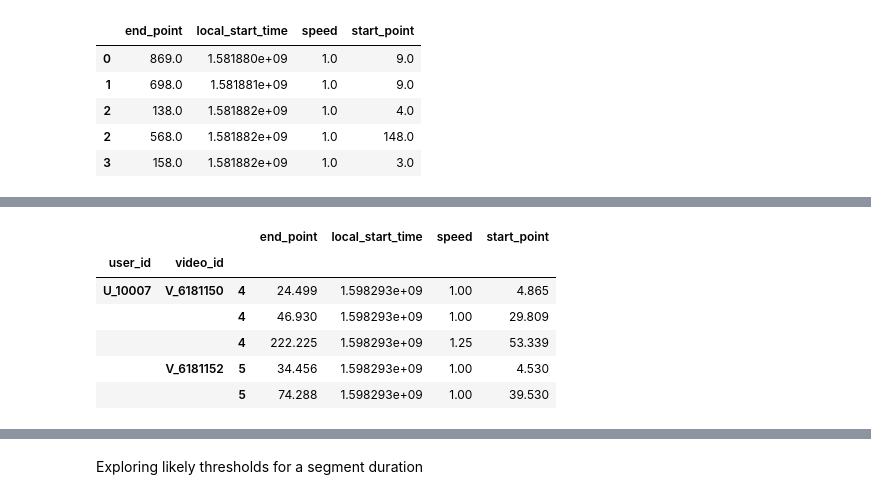
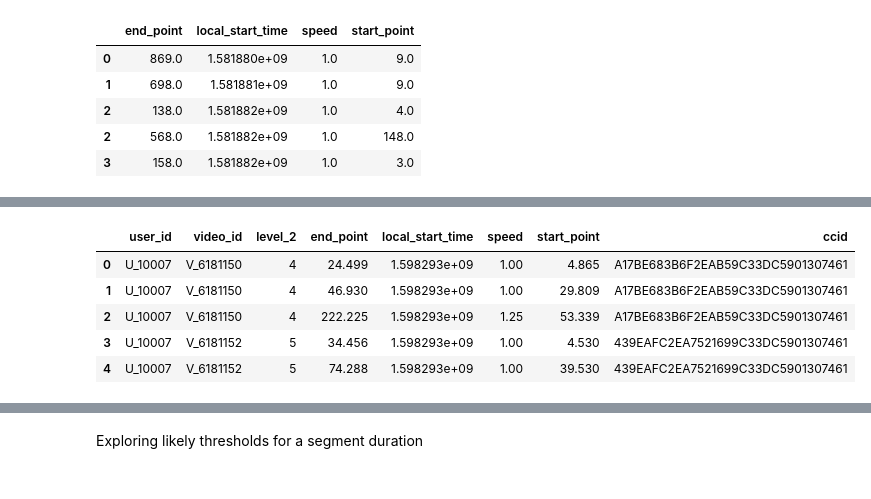
Before and after one commit to erlendoeien/fall-project, a Jupyter notebook: movies_pre_processing.ipynb, the cells around one changed output, grey strips where cells are left out. Saved outputs shown, nothing was run; the diff lists cells and outputs as text; code cells hidden in the pictures.

```diff
--- a/movies_pre_processing.ipynb
+++ b/movies_pre_processing.ipynb
@@ -73,5 +108,5 @@ segments_flattened.head()
+# %%
+all_sequences = all_sequences_basic.compute()
 # %%
-# Task 2 - Remove short segments - What is the distribution of segments
-# Need to account for speed
-
-segments_flattened_leveled = pd.DataFrame(all_sequences.groupby(["user_id", "video_id"]).apply(lambda x: x["seq"].str["segment"].explode())).apply(lambda x: pd.Series(x["seq"]), axis=1)
+segments_flattened_leveled = pd.DataFrame(all_sequences.groupby(["user_id", "video_id"]).apply(lambda x: x["seq"].str["segment"].explode()))#.apply(lambda x: pd.Series(x["seq"]), axis=1)
+#, meta=segment_explode_meta)
@@ -78,13 +116,17 @@ segments_flattened_leveled = pd.DataFrame(all_sequences.groupby(["user_id", "vid
+# %%
+segments_flattened_leveled = segments_flattened_leveled.apply(lambda x: pd.Series(x["seq"]), axis=1)#, meta=segments_df_meta_args)
+segments_flattened_leveled.head()
+# %%
+segments_flattened_ext = segments_flattened_leveled.reset_index().merge(video_id2ccid, on="video_id", how="left")#.merge(concept2ccid, on="ccid", how="outer")
 # %%
-segments_flattened_leveled.head()
+segments_flattened_ext.head()
 # %% [output]
-|  |  |  | end_point | local_start_time | speed | start_point |
-| user_id | video_id |  |  |  |  |  |
-| U_10007 | V_6181150 | 4 | 24.499 | 1.598293e+09 | 1.00 | 4.865 |
-|  |  | 4 | 46.930 | 1.598293e+09 | 1.00 | 29.809 |
-|  |  | 4 | 222.225 | 1.598293e+09 | 1.25 | 53.339 |
-|  | V_6181152 | 5 | 34.456 | 1.598293e+09 | 1.00 | 4.530 |
-|  |  | 5 | 74.288 | 1.598293e+09 | 1.00 | 39.530 |
+|  | user_id | video_id | level_2 | end_point | local_start_time | speed | start_point | ccid |
+| 0 | U_10007 | V_6181150 | 4 | 24.499 | 1.598293e+09 | 1.00 | 4.865 | A17BE683B6F2EAB59C33DC5901307461 |
+| 1 | U_10007 | V_6181150 | 4 | 46.930 | 1.598293e+09 | 1.00 | 29.809 | A17BE683B6F2EAB59C33DC5901307461 |
+| 2 | U_10007 | V_6181150 | 4 | 222.225 | 1.598293e+09 | 1.25 | 53.339 | A17BE683B6F2EAB59C33DC5901307461 |
+| 3 | U_10007 | V_6181152 | 5 | 34.456 | 1.598293e+09 | 1.00 | 4.530 | 439EAFC2EA7521699C33DC5901307461 |
+| 4 | U_10007 | V_6181152 | 5 | 74.288 | 1.598293e+09 | 1.00 | 39.530 | 439EAFC2EA7521699C33DC5901307461 |
 # %%
 def assign_segment_idx(x):
     x["segment_idx"] = np.arange(len(x))
```
Also changed, not shown: parts of 51 cells of this notebook.
